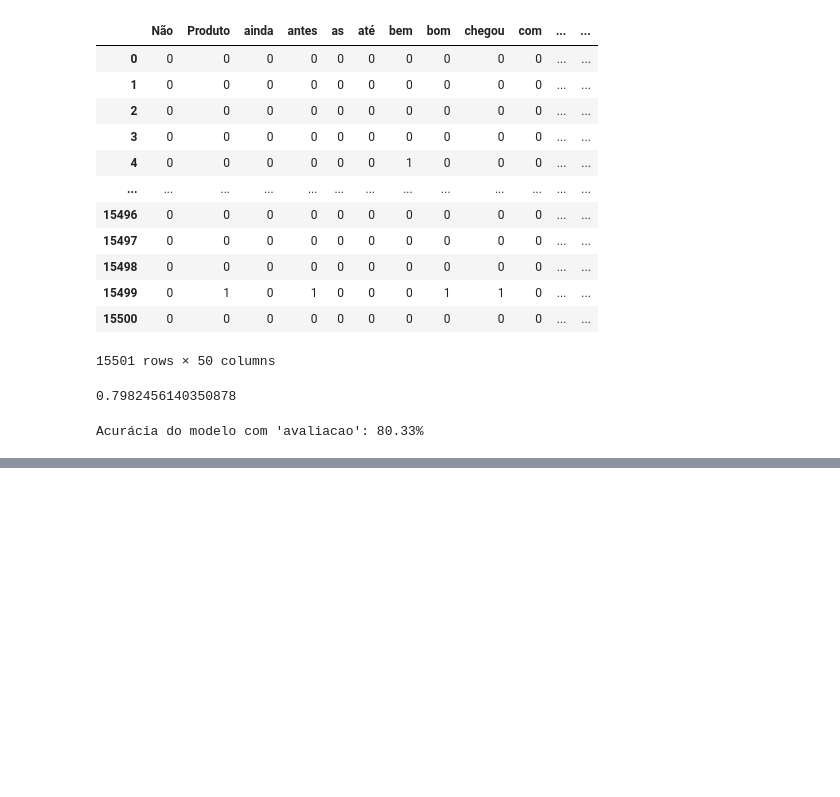
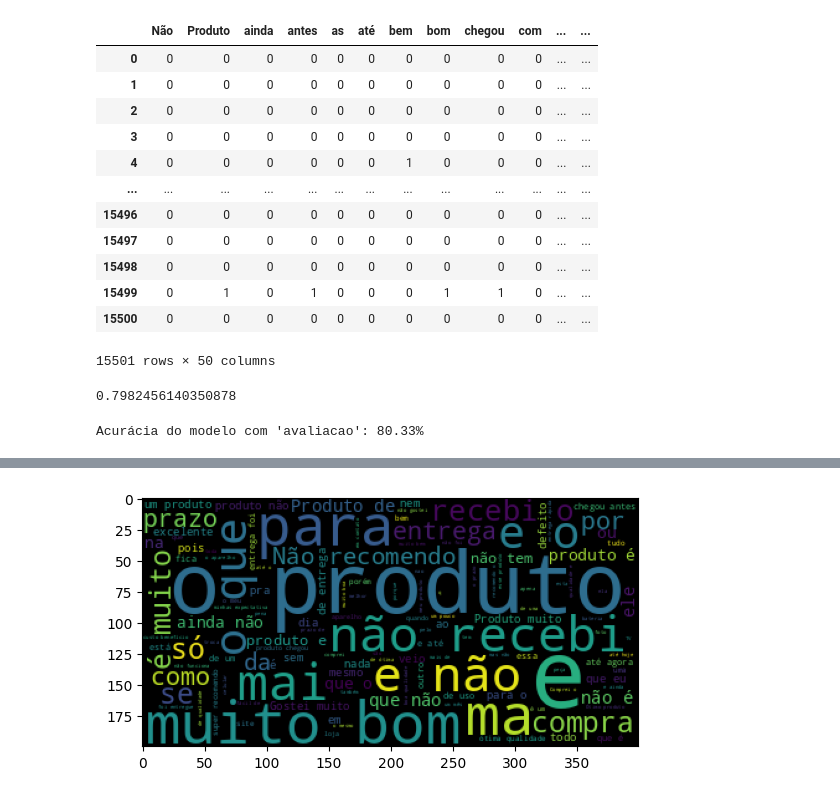
Before and after one commit to marcoamolinaro/nlp_analise_sentimento, a Jupyter notebook: work/analise_sentimento.ipynb, the cells around one changed output, grey strips where cells are left out. Drawn from its saved outputs; the diff is of its cells as text; code cells hidden in the pictures; blank space fills up the shorter version.

Commit message:
Criação de nuvem de palavras e gráfico

```diff
--- a/work/analise_sentimento.ipynb
+++ b/work/analise_sentimento.ipynb
@@ -134,0 +159,3 @@ Acurácia do modelo com 'avaliacao': 80.33%
+# %%
+todas_palavras = ' '.join([str(texto) for texto in df['avaliacao'] if pd.notnull(texto)])
+print(todas_palavras)
@@ -134,0 +175,10 @@ Acurácia do modelo com 'avaliacao': 80.33%
+# %%
+nuvem_palavras = WordCloud().generate(todas_palavras)
+# %%
+import matplotlib.pyplot as plt
+
+plt.figure()
+plt.imshow(nuvem_palavras)
+plt.show()
+# %% [output]
+[figure, added]
```
Also changed, not shown: parts of 7 cells of this notebook.
